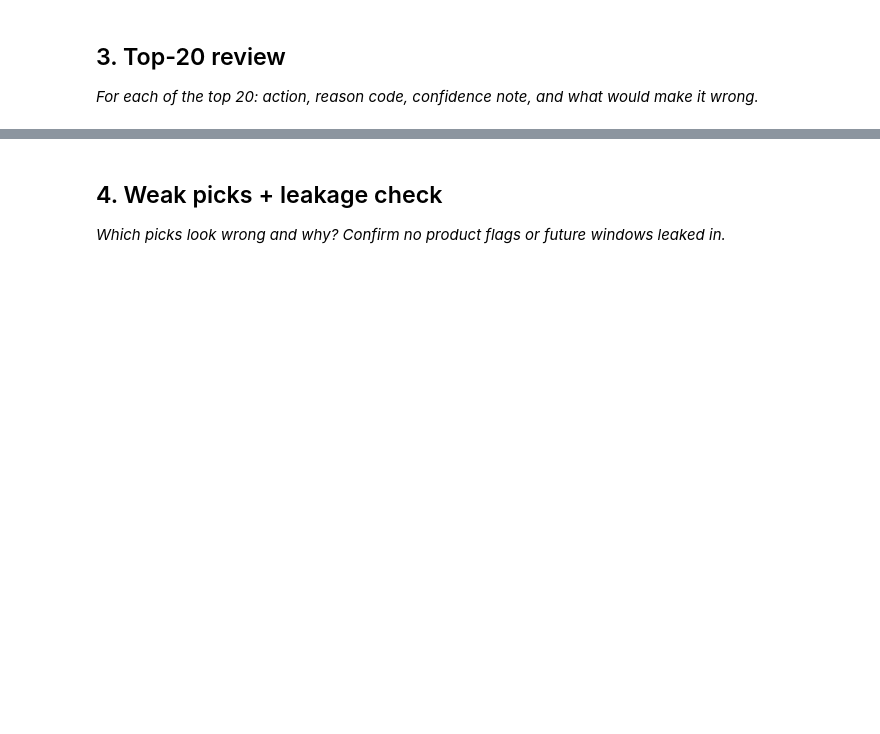
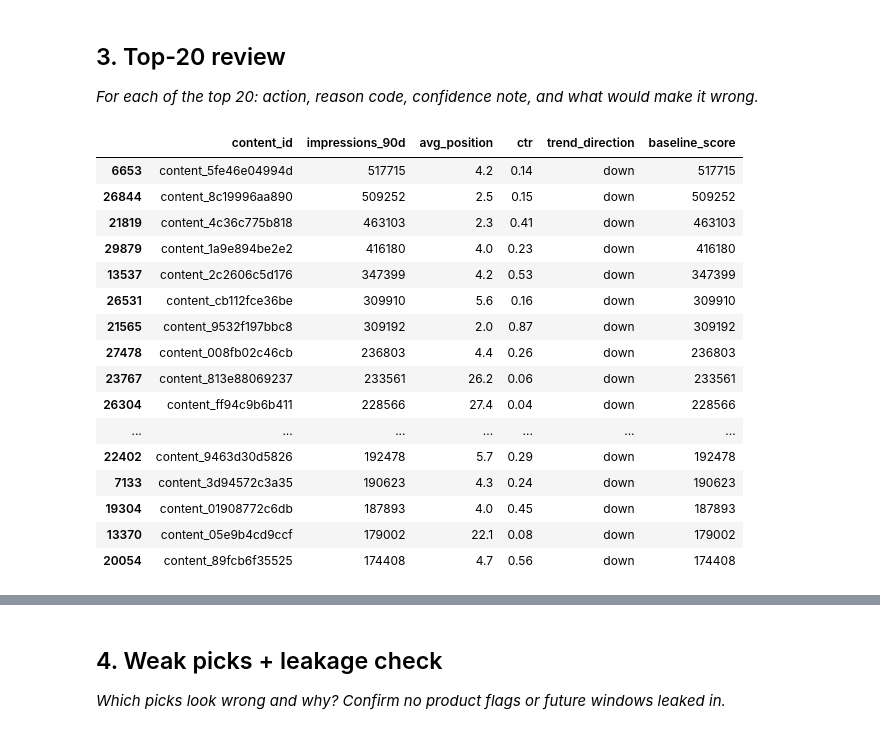
Before and after one commit to maheen-armghan/flyrank-internship, a Jupyter notebook: work/notebooks/w04_baseline_score.ipynb, the cells around one changed output, grey strips where cells are left out. Cells and saved outputs as stored; diff of their text form; code cells hidden in the pictures; blank space fills up the shorter version.

```diff
--- a/work/notebooks/w04_baseline_score.ipynb
+++ b/work/notebooks/w04_baseline_score.ipynb
@@ -13,3 +28,9 @@ This skeleton is yours to fill. Work the sections **in order** — each one has
 # %%
 # This cell is for CODE (numbers, a query, a check).
 # Write your text answer in the cell ABOVE this one — typing sentences here breaks Run All.
+import pandas as pd
+df = pd.read_csv("data/raw/content_refresh_anonymized.csv")
+df = df[(df["impressions_90d"] > 0) & (df["content_age_days"] >= 90)]
+df = df.drop_duplicates(subset="content_id")
+df["is_declining_label"] = (df["trend_direction"] == "down").astype(int)
+print("Rows:", len(df))
@@ -20,3 +83,14 @@ This skeleton is yours to fill. Work the sections **in order** — each one has
 # %%
 # This cell is for CODE (numbers, a query, a check).
 # Write your text answer in the cell ABOVE this one — typing sentences here breaks Run All.
+import os
+os.makedirs("work/outputs", exist_ok=True)
+
+df["baseline_score"] = ((df["is_declining_label"] == 1) & (df["impressions_90d"] >= 100)).astype(int) * df["impressions_90d"]
+df["reason_code"] = "declining_with_demand"
+df["action"] = "review_for_refresh"
+
+queue = df.sort_values("baseline_score", ascending=False)
+queue[["content_id","baseline_score","reason_code","action"]].to_csv("work/outputs/baseline_action_score.csv", index=False)
+print("Saved", len(queue), "rows to work/outputs/baseline_action_score.csv")
+queue[["content_id","baseline_score","reason_code","action"]].head(10)
@@ -27,3 +114,23 @@ This skeleton is yours to fill. Work the sections **in order** — each one has
 # %%
 # This cell is for CODE (numbers, a query, a check).
 # Write your text answer in the cell ABOVE this one — typing sentences here breaks Run All.
+top10 = queue.head(20)[["content_id","impressions_90d","avg_position","ctr","trend_direction","baseline_score"]]
+top10
+# %% [output]
+|  | content_id | impressions_90d | avg_position | ctr | trend_direction | baseline_score |
+| 6653 | content_5fe46e04994d | 517715 | 4.2 | 0.14 | down | 517715 |
+| 26844 | content_8c19996aa890 | 509252 | 2.5 | 0.15 | down | 509252 |
+| 21819 | content_4c36c775b818 | 463103 | 2.3 | 0.41 | down | 463103 |
+| 29879 | content_1a9e894be2e2 | 416180 | 4.0 | 0.23 | down | 416180 |
+| 13537 | content_2c2606c5d176 | 347399 | 4.2 | 0.53 | down | 347399 |
+| 26531 | content_cb112fce36be | 309910 | 5.6 | 0.16 | down | 309910 |
+| 21565 | content_9532f197bbc8 | 309192 | 2.0 | 0.87 | down | 309192 |
+| 27478 | content_008fb02c46cb | 236803 | 4.4 | 0.26 | down | 236803 |
+| 23767 | content_813e88069237 | 233561 | 26.2 | 0.06 | down | 233561 |
+| 26304 | content_ff94c9b6b411 | 228566 | 27.4 | 0.04 | down | 228566 |
+| ... | ... | ... | ... | ... | ... | ... |
+| 22402 | content_9463d30d5826 | 192478 | 5.7 | 0.29 | down | 192478 |
+| 7133 | content_3d94572c3a35 | 190623 | 4.3 | 0.24 | down | 190623 |
+| 19304 | content_01908772c6db | 187893 | 4.0 | 0.45 | down | 187893 |
+| 13370 | content_05e9b4cd9ccf | 179002 | 22.1 | 0.08 | down | 179002 |
+| 20054 | content_89fcb6f35525 | 174408 | 4.7 | 0.56 | down | 174408 |
```
Also changed, not shown: parts of 9 cells of this notebook.
